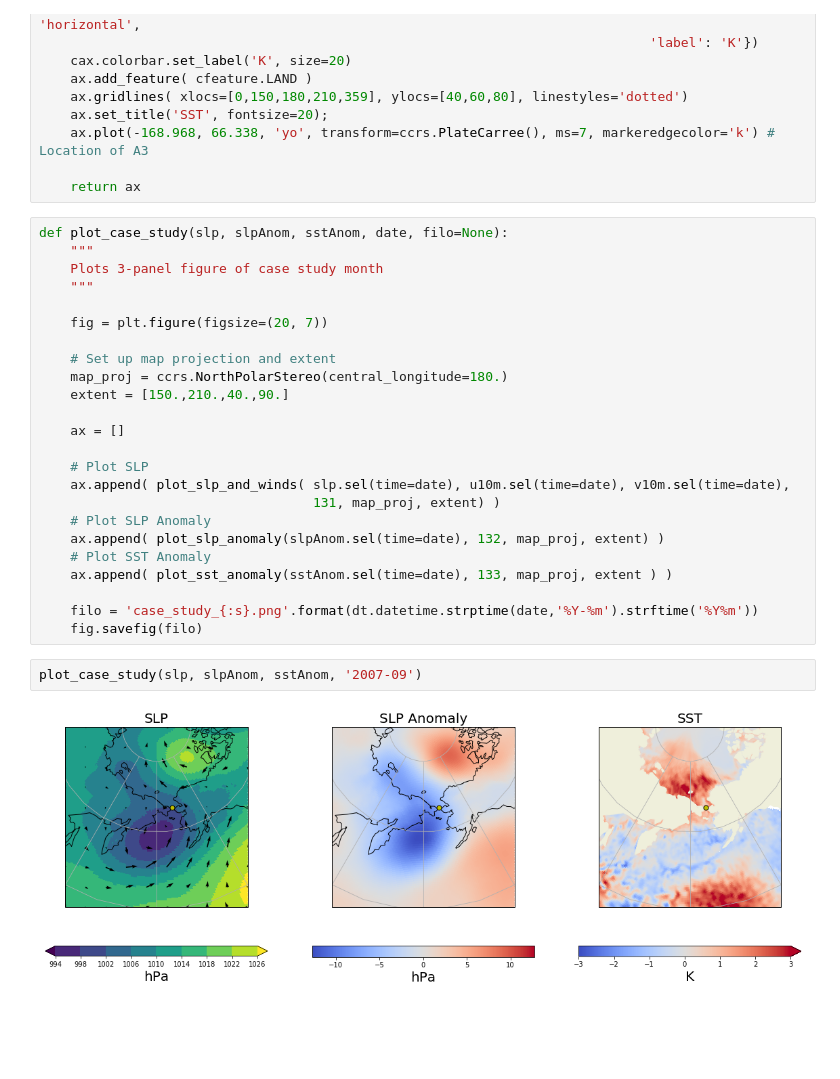
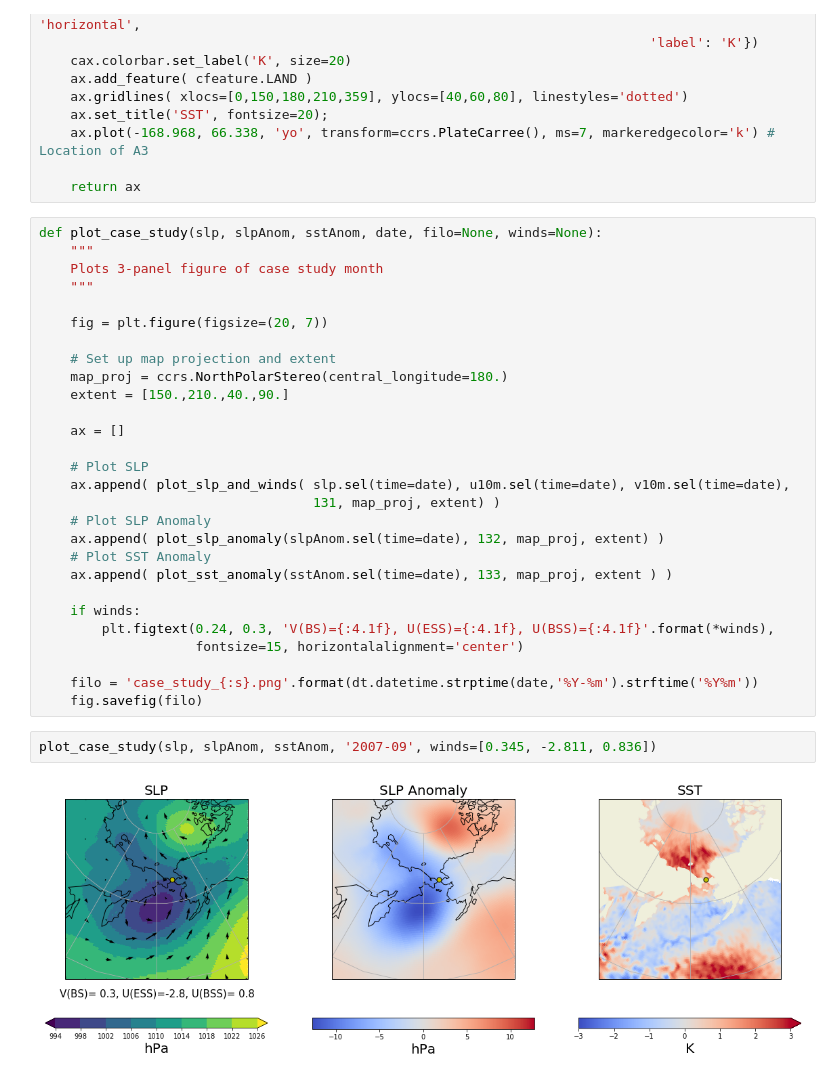
Before and after one commit to andypbarrett/BeringStraitHeatFlux, a Jupyter notebook: notebooks/plot_case_studies.ipynb, the cells around one changed output. Cells and saved outputs as stored; diff of their text form; blank space fills up the shorter version.

Commit message:
modified case study plotting

```diff
--- a/notebooks/plot_case_studies.ipynb
+++ b/notebooks/plot_case_studies.ipynb
@@ -191,7 +191,7 @@ def plot_sst_anomaly(sstAnom, loc, map_proj, extent):
 
     return ax
 # %%
-def plot_case_study(slp, slpAnom, sstAnom, date, filo=None):
+def plot_case_study(slp, slpAnom, sstAnom, date, filo=None, winds=None):
     """
     Plots 3-panel figure of case study month
     """
@@ -212,10 +212,14 @@ def plot_case_study(slp, slpAnom, sstAnom, date, filo=None):
     # Plot SST Anomaly
     ax.append( plot_sst_anomaly(sstAnom.sel(time=date), 133, map_proj, extent ) )
 
+    if winds:
+        plt.figtext(0.24, 0.3, 'V(BS)={:4.1f}, U(ESS)={:4.1f}, U(BSS)={:4.1f}'.format(*winds),
+                    fontsize=15, horizontalalignment='center')
+
     filo = 'case_study_{:s}.png'.format(dt.datetime.strptime(date,'%Y-%m').strftime('%Y%m'))
     fig.savefig(filo)
 # %%
-plot_case_study(slp, slpAnom, sstAnom, '2007-09')
+plot_case_study(slp, slpAnom, sstAnom, '2007-09', winds=[0.345, -2.811, 0.836])
 # %% [output]
-[figure, old version]
+[figure, new version]
 # %%
```
Also changed, not shown: parts of 4 cells of this notebook.
